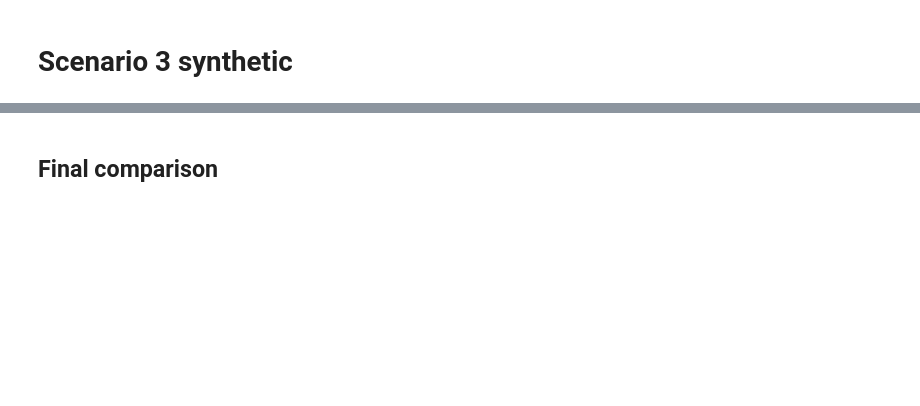
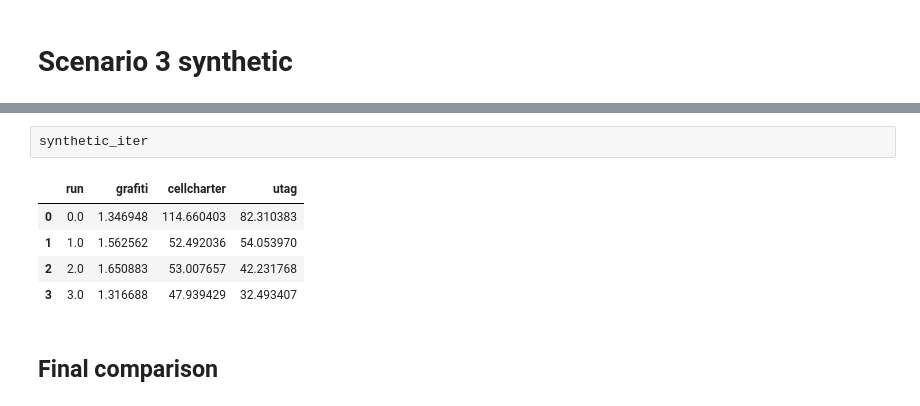
Before and after one commit to nceglia/grafiti, a Jupyter notebook: notebooks/synthetic_method_comparison.ipynb, the cells around one changed output, grey strips where cells are left out. Drawn from its saved outputs; the diff is of its cells as text; blank space fills up the shorter version.

```diff
--- a/notebooks/synthetic_method_comparison.ipynb
+++ b/notebooks/synthetic_method_comparison.ipynb
@@ -347,3 +186,11 @@ sns.scatterplot(x=utag_results.obs['x'], y=utag_results.obs['y'], hue=utag_resul
+# %%
+synthetic_iter
+# %% [output]
+|  | run | grafiti | cellcharter | utag |
+| 0 | 0.0 | 1.346948 | 114.660403 | 82.310383 |
+| 1 | 1.0 | 1.562562 | 52.492036 | 54.053970 |
+| 2 | 2.0 | 1.650883 | 53.007657 | 42.231768 |
+| 3 | 3.0 | 1.316688 | 47.939429 | 32.493407 |
 # %% [markdown]
 ## Final comparison
 # %%
```
Also changed, not shown: parts of 30 cells of this notebook.
